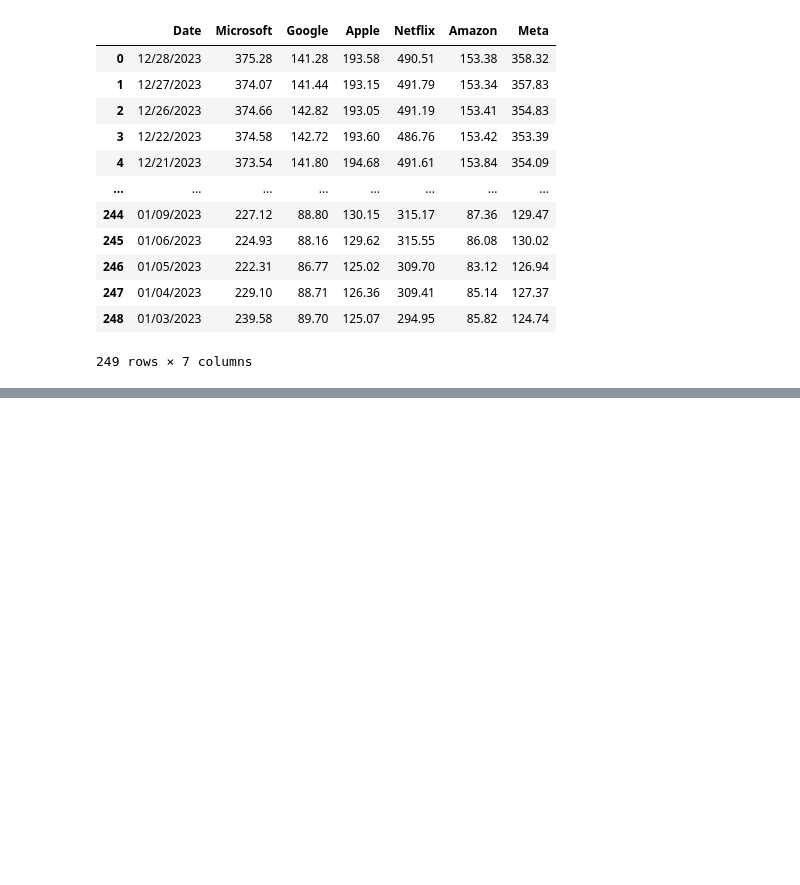
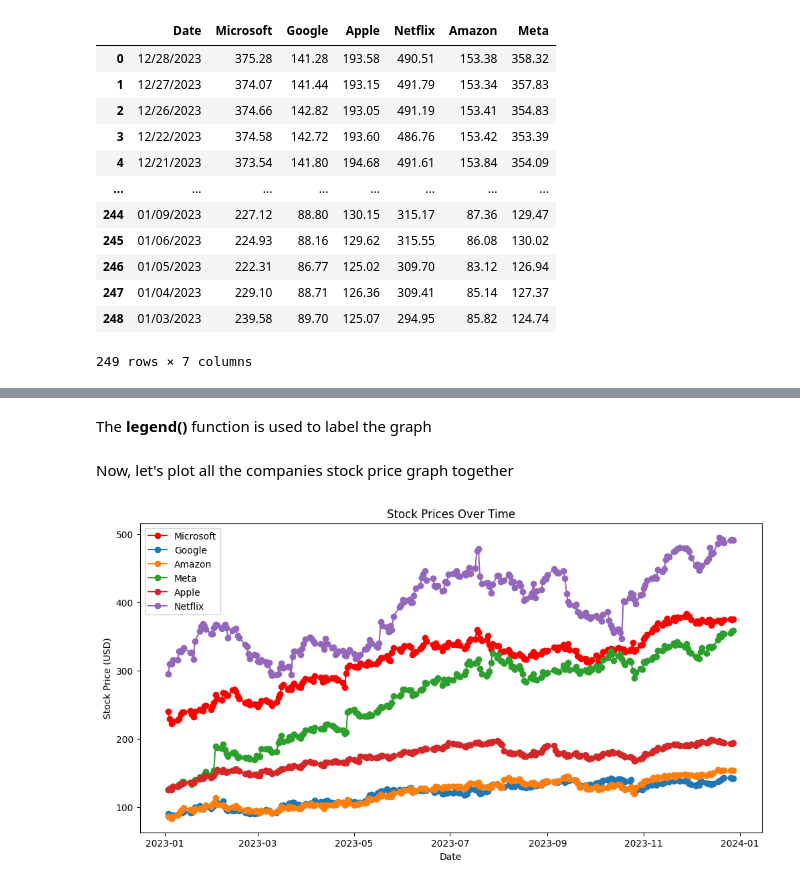
Before and after one commit to adityapandey23/TRC_ML_Bootcamp, a Jupyter notebook: TRC_Matplotlib_day_2_&_day_3.ipynb, the cells around one changed output, grey strips where cells are left out. Drawn from its saved outputs; the diff is of its cells as text; code cells hidden in the pictures; blank space fills up the shorter version.

```diff
--- a/TRC_Matplotlib_day_2_&_day_3.ipynb
+++ b/TRC_Matplotlib_day_2_&_day_3.ipynb
@@ -66,0 +96,19 @@ stock_prices
+# %% [markdown]
+The **legend()** function is used to label the graph
+# %% [markdown]
+Now, let's plot all the companies stock price graph together
+# %%
+plt.figure(figsize=(12,6))
+plt.plot(stock_prices["Date"],stock_prices["Microsoft"],color='r',label="Microsoft",marker='o')
+plt.plot(stock_prices["Date"],stock_prices["Google"],label="Google",marker='o')
+plt.plot(stock_prices["Date"],stock_prices["Amazon"],label="Amazon",marker='o')
+plt.plot(stock_prices["Date"],stock_prices["Meta"],label="Meta",marker='o')
+plt.plot(stock_prices["Date"],stock_prices["Apple"],label="Apple",marker='o')
+plt.plot(stock_prices["Date"],stock_prices["Netflix"],label="Netflix",marker='o')
+plt.xlabel("Date")
+plt.ylabel("Stock Price (USD)")
+plt.title("Stock Prices Over Time")
+plt.legend()
+plt.show()
+# %% [output]
+[figure, added]
```
Also changed, not shown: parts of 25 cells of this notebook.
